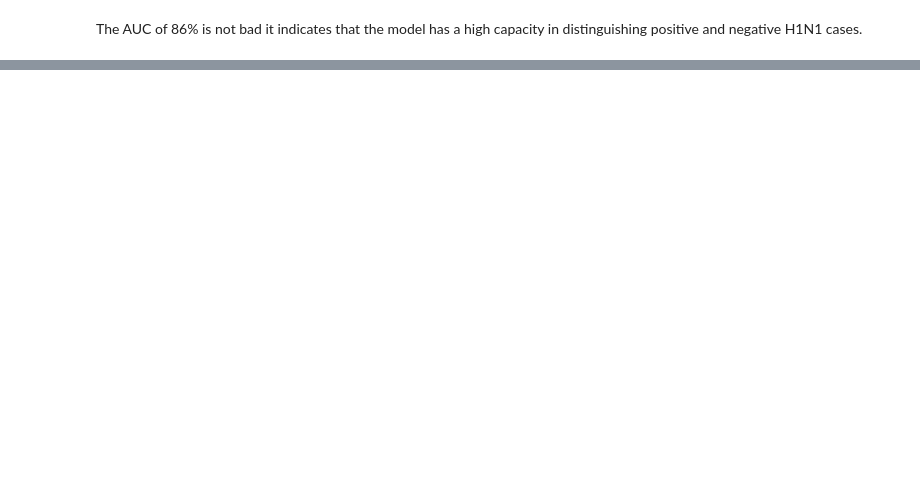
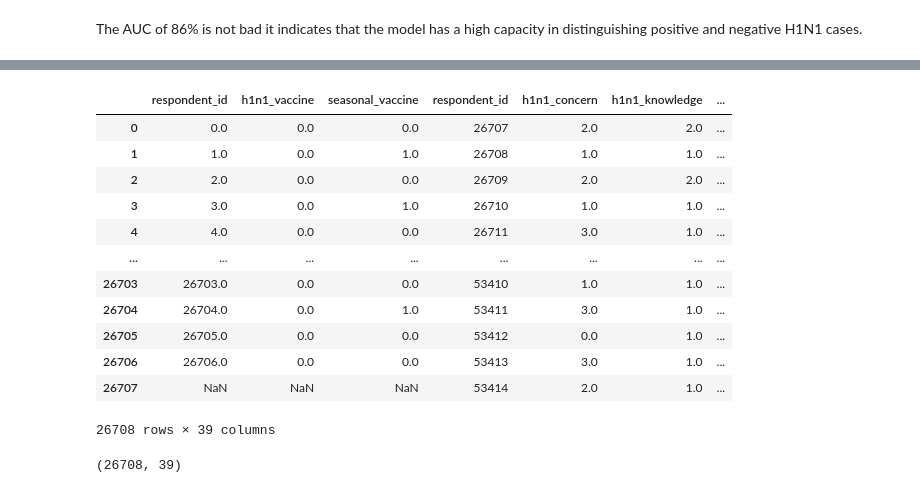
Before and after one commit to gshikanda/PHASE-3-PROJECT, a Jupyter notebook: H1N1 PROJECT.ipynb, the cells around one changed output, grey strips where cells are left out. Drawn from its saved outputs; the diff is of its cells as text; code cells hidden in the pictures; blank space fills up the shorter version.

Commit message:
EDA for test dataset

```diff
--- a/H1N1 PROJECT.ipynb
+++ b/H1N1 PROJECT.ipynb
@@ -862,0 +896,17 @@ plt.show()
+# %%
+test_concat=pd.concat([training_label,test],axis=1)
+test_concat
+# %% [output]
+|  | respondent_id | h1n1_vaccine | seasonal_vaccine | respondent_id | h1n1_concern | h1n1_knowledge | ... |
+| 0 | 0.0 | 0.0 | 0.0 | 26707 | 2.0 | 2.0 | ... |
+| 1 | 1.0 | 0.0 | 1.0 | 26708 | 1.0 | 1.0 | ... |
+| 2 | 2.0 | 0.0 | 0.0 | 26709 | 2.0 | 2.0 | ... |
+| 3 | 3.0 | 0.0 | 1.0 | 26710 | 1.0 | 1.0 | ... |
+| 4 | 4.0 | 0.0 | 0.0 | 26711 | 3.0 | 1.0 | ... |
+| ... | ... | ... | ... | ... | ... | ... | ... |
+| 26703 | 26703.0 | 0.0 | 0.0 | 53410 | 1.0 | 1.0 | ... |
+| 26704 | 26704.0 | 0.0 | 1.0 | 53411 | 3.0 | 1.0 | ... |
+| 26705 | 26705.0 | 0.0 | 0.0 | 53412 | 0.0 | 1.0 | ... |
+| 26706 | 26706.0 | 0.0 | 0.0 | 53413 | 3.0 | 1.0 | ... |
+| 26707 | NaN | NaN | NaN | 53414 | 2.0 | 1.0 | ... |
+26708 rows × 39 columns
@@ -862,0 +915,4 @@ plt.show()
+# %%
+test_df.shape
+# %% [output]
+(26708, 39)
```
Also changed, not shown: parts of 22 cells of this notebook.
